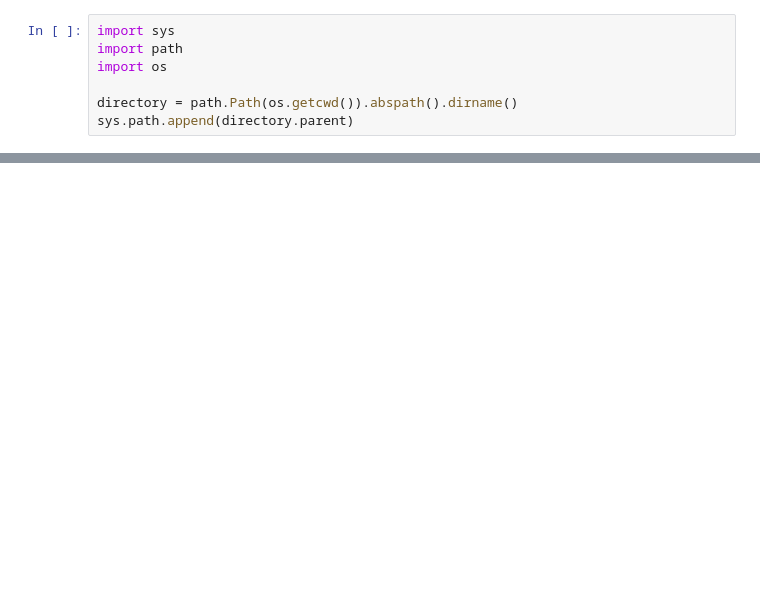
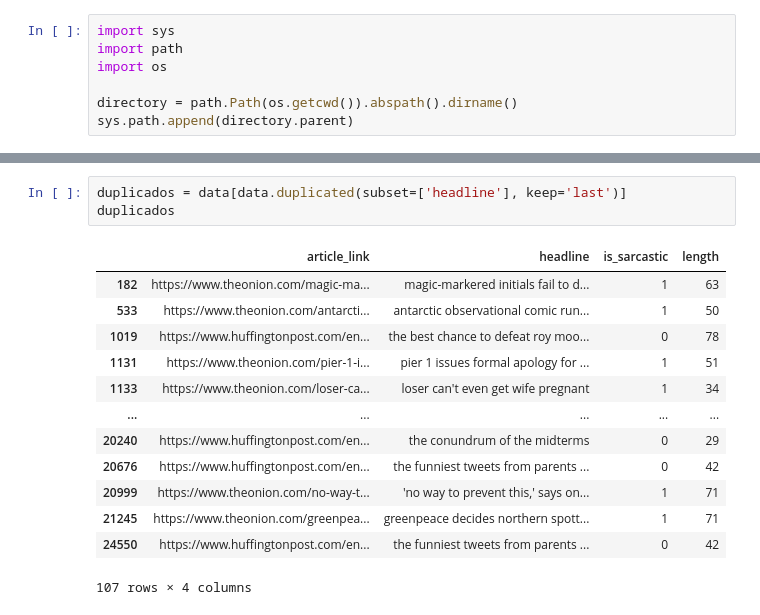
Before and after one commit to macastelblancog/MLDS6_Proyecto, a Jupyter notebook: scripts/preprocessing/exploracion_de_datos.ipynb, the cells around one changed output, grey strips where cells are left out. Cells and saved outputs as stored; diff of their text form; blank space fills up the shorter version.

```diff
--- a/scripts/preprocessing/exploracion_de_datos.ipynb
+++ b/scripts/preprocessing/exploracion_de_datos.ipynb
@@ -58,0 +100,17 @@ See the caveats in the documentation: https://pandas.pydata.org/pandas-docs/stab
+# %%
+duplicados = data[data.duplicated(subset=['headline'], keep='last')]
+duplicados
+# %% [output]
+|  | article_link | headline | is_sarcastic | length |
+| 182 | https://www.theonion.com/magic-ma... | magic-markered initials fail to d... | 1 | 63 |
+| 533 | https://www.theonion.com/antarcti... | antarctic observational comic run... | 1 | 50 |
+| 1019 | https://www.huffingtonpost.com/en... | the best chance to defeat roy moo... | 0 | 78 |
+| 1131 | https://www.theonion.com/pier-1-i... | pier 1 issues formal apology for ... | 1 | 51 |
+| 1133 | https://www.theonion.com/loser-ca... | loser can't even get wife pregnant | 1 | 34 |
+| ... | ... | ... | ... | ... |
+| 20240 | https://www.huffingtonpost.com/en... | the conundrum of the midterms | 0 | 29 |
+| 20676 | https://www.huffingtonpost.com/en... | the funniest tweets from parents ... | 0 | 42 |
+| 20999 | https://www.theonion.com/no-way-t... | 'no way to prevent this,' says on... | 1 | 71 |
+| 21245 | https://www.theonion.com/greenpea... | greenpeace decides northern spott... | 1 | 71 |
+| 24550 | https://www.huffingtonpost.com/en... | the funniest tweets from parents ... | 0 | 42 |
+107 rows × 4 columns
```
Also changed, not shown: parts of 17 cells of this notebook, 1 other file.
